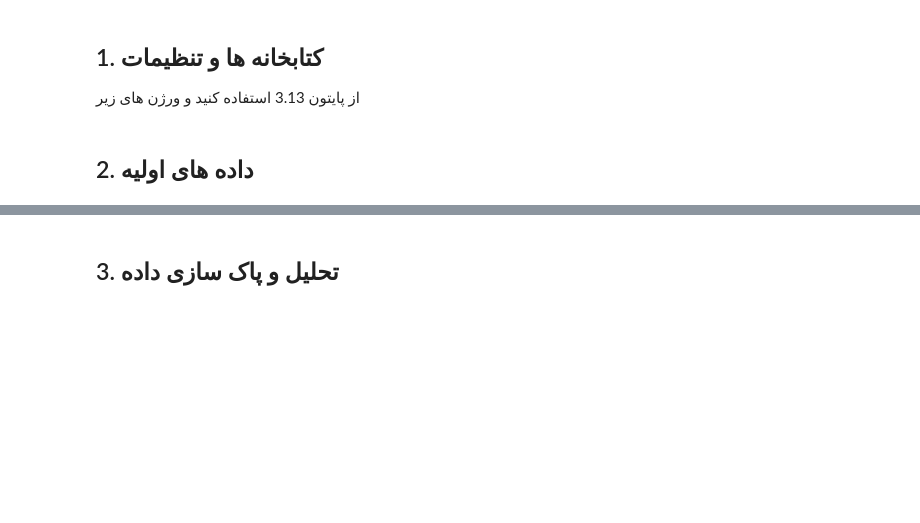
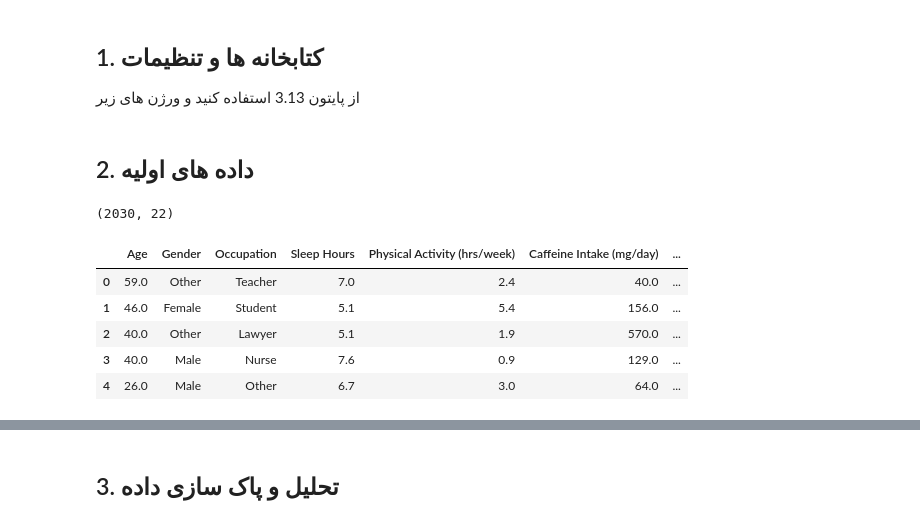
Before and after one commit to Alikhoshakhlagh/quera-data, a Jupyter notebook: quera_data.ipynb, the cells around one changed output, grey strips where cells are left out. Cells and saved outputs as stored; diff of their text form; code cells hidden in the pictures; blank space fills up the shorter version.

```diff
--- a/quera_data.ipynb
+++ b/quera_data.ipynb
@@ -34,3 +34,15 @@ TARGET = "Anxiety Level (1-10)"
 LABEL = "Target"
 # %% [markdown]
 ## 2. داده های اولیه
+# %%
+df = pd.read_csv("social_anxiety_dataset.csv")
+print(df.shape)
+df.head()
+# %% [output]
+(2030, 22)
+|  | Age | Gender | Occupation | Sleep Hours | Physical Activity (hrs/week) | Caffeine Intake (mg/day) | ... |
+| 0 | 59.0 | Other | Teacher | 7.0 | 2.4 | 40.0 | ... |
+| 1 | 46.0 | Female | Student | 5.1 | 5.4 | 156.0 | ... |
+| 2 | 40.0 | Other | Lawyer | 5.1 | 1.9 | 570.0 | ... |
+| 3 | 40.0 | Male | Nurse | 7.6 | 0.9 | 129.0 | ... |
+| 4 | 26.0 | Male | Other | 6.7 | 3.0 | 64.0 | ... |
```
Also changed, not shown: parts of 5 cells of this notebook, 1 other file.
